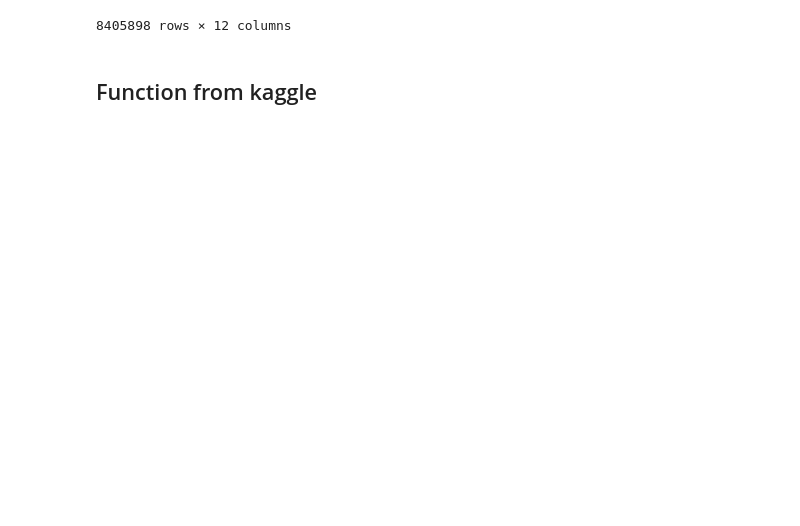
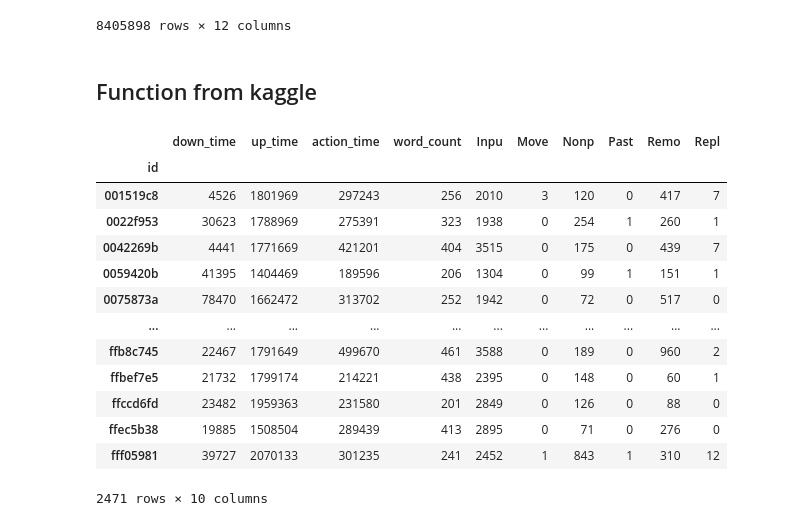
Before and after one commit to mrrkdas/LWPWP-Kaggle, a Jupyter notebook: DataPrep.ipynb, the cells around one changed output. Saved outputs shown, nothing was run; the diff lists cells and outputs as text; code cells hidden in the pictures; blank space fills up the shorter version.

```diff
--- a/DataPrep.ipynb
+++ b/DataPrep.ipynb
@@ -326,4 +326,19 @@ def feature_eng(df) :
 # %%
 train_df = feature_eng(train_data)
 # %%
-tr
+train_df
+# %% [output]
+|  | down_time | up_time | action_time | word_count | Inpu | Move | Nonp | Past | Remo | Repl |
+| id |  |  |  |  |  |  |  |  |  |  |
+| 001519c8 | 4526 | 1801969 | 297243 | 256 | 2010 | 3 | 120 | 0 | 417 | 7 |
+| 0022f953 | 30623 | 1788969 | 275391 | 323 | 1938 | 0 | 254 | 1 | 260 | 1 |
+| 0042269b | 4441 | 1771669 | 421201 | 404 | 3515 | 0 | 175 | 0 | 439 | 7 |
+| 0059420b | 41395 | 1404469 | 189596 | 206 | 1304 | 0 | 99 | 1 | 151 | 1 |
+| 0075873a | 78470 | 1662472 | 313702 | 252 | 1942 | 0 | 72 | 0 | 517 | 0 |
+| ... | ... | ... | ... | ... | ... | ... | ... | ... | ... | ... |
+| ffb8c745 | 22467 | 1791649 | 499670 | 461 | 3588 | 0 | 189 | 0 | 960 | 2 |
+| ffbef7e5 | 21732 | 1799174 | 214221 | 438 | 2395 | 0 | 148 | 0 | 60 | 1 |
+| ffccd6fd | 23482 | 1959363 | 231580 | 201 | 2849 | 0 | 126 | 0 | 88 | 0 |
+| ffec5b38 | 19885 | 1508504 | 289439 | 413 | 2895 | 0 | 71 | 0 | 276 | 0 |
+| fff05981 | 39727 | 2070133 | 301235 | 241 | 2452 | 1 | 843 | 1 | 310 | 12 |
+2471 rows × 10 columns
```
